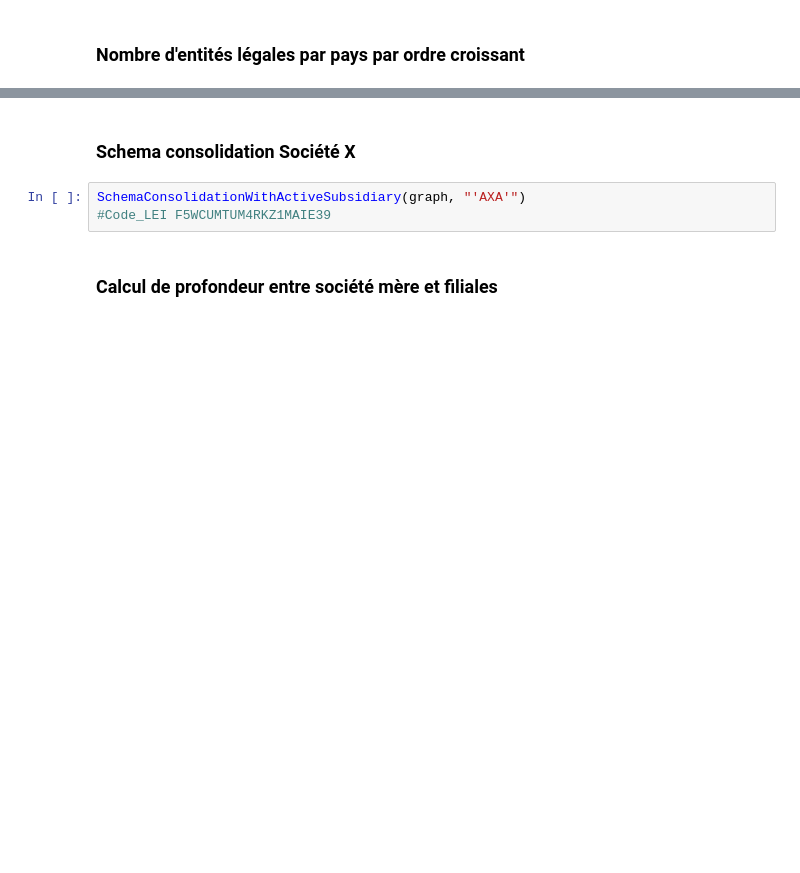
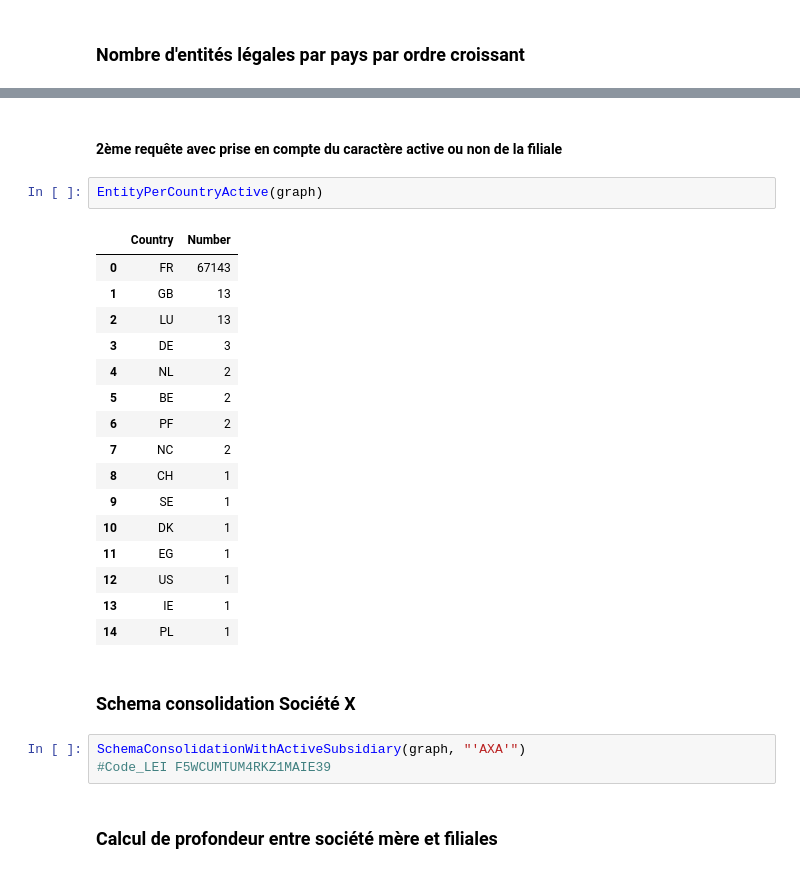
Before and after one commit to anthonymoisan/Neo4jProjectGLEIF, a Jupyter notebook: src/Neo4j_Project.ipynb, the cells around one changed output, grey strips where cells are left out. Drawn from its saved outputs; the diff is of its cells as text; blank space fills up the shorter version.

```diff
--- a/src/Neo4j_Project.ipynb
+++ b/src/Neo4j_Project.ipynb
@@ -364,3 +442,24 @@ EntityPerCountry(graph)
+# %% [markdown]
+#### 2ème requête avec prise en compte du caractère active ou non de la filiale
+# %%
+EntityPerCountryActive(graph)
+# %% [output]
+|  | Country | Number |
+| 0 | FR | 67143 |
+| 1 | GB | 13 |
+| 2 | LU | 13 |
+| 3 | DE | 3 |
+| 4 | NL | 2 |
+| 5 | BE | 2 |
+| 6 | PF | 2 |
+| 7 | NC | 2 |
+| 8 | CH | 1 |
+| 9 | SE | 1 |
+| 10 | DK | 1 |
+| 11 | EG | 1 |
+| 12 | US | 1 |
+| 13 | IE | 1 |
+| 14 | PL | 1 |
 # %% [markdown]
 ### Schema consolidation Société X
 # %%
```
Also changed, not shown: parts of 16 cells of this notebook, 2 other files.
